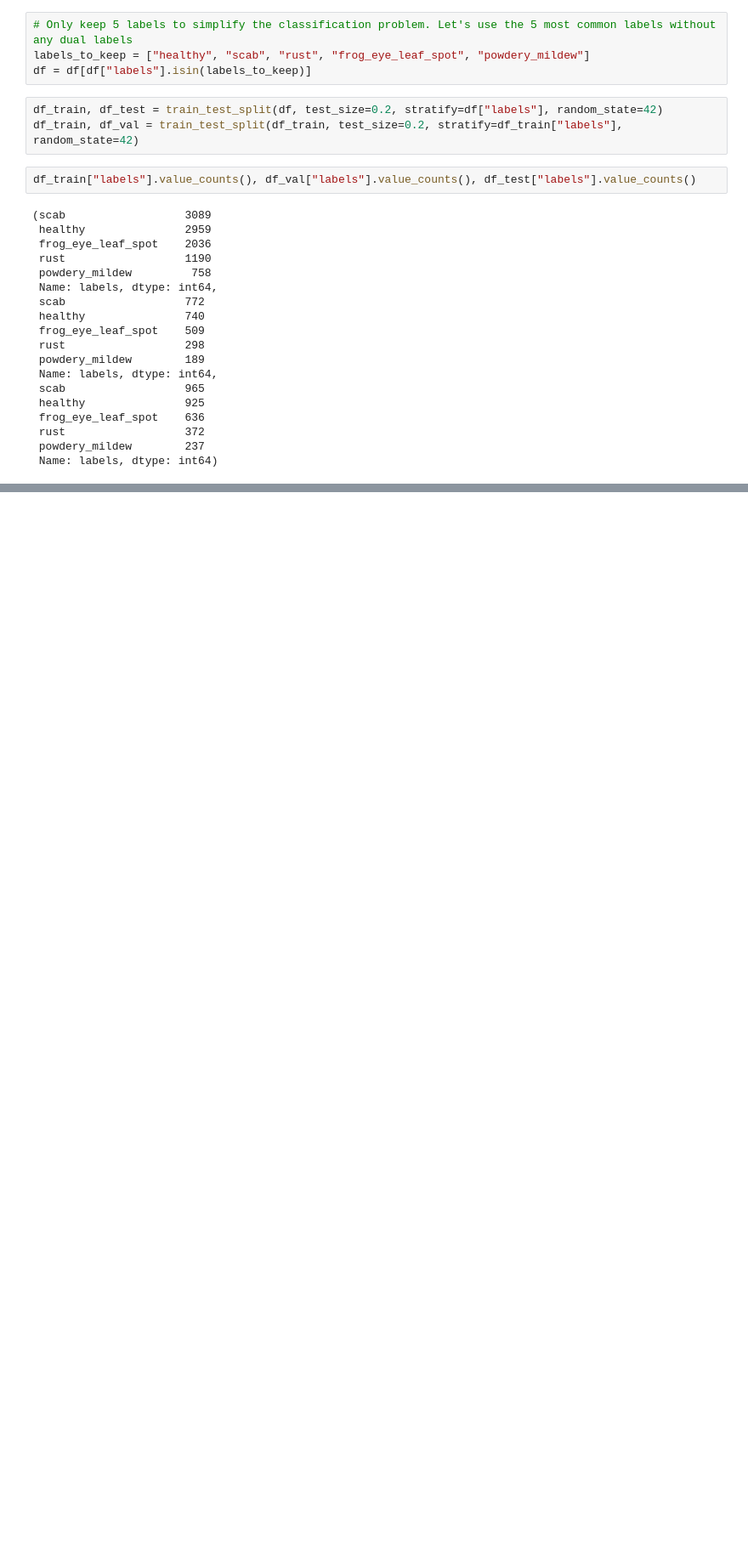
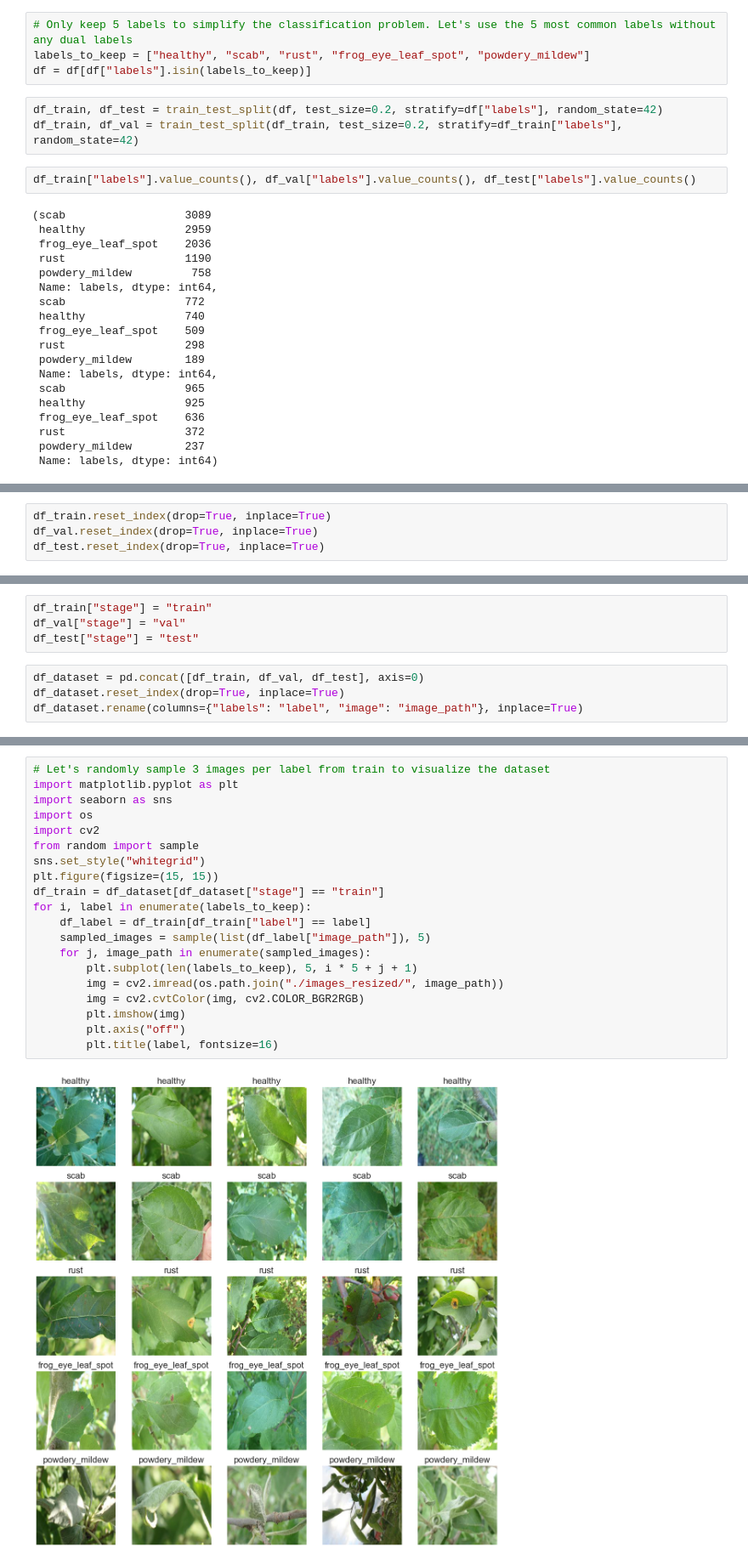
Before and after one commit to deveshshah1/Out_Of_Distribution_Exploration, a Jupyter notebook: dataset/dataset_splitting.ipynb, the cells around one changed output, grey strips where cells are left out. Shown at 85% size. Cells and saved outputs as stored; diff of their text form; blank space fills up the shorter version.

```diff
--- a/dataset/dataset_splitting.ipynb
+++ b/dataset/dataset_splitting.ipynb
@@ -52,0 +49,4 @@ df_test.to_csv("test.csv", index=False)
+# %%
+df_train.reset_index(drop=True, inplace=True)
+df_val.reset_index(drop=True, inplace=True)
+df_test.reset_index(drop=True, inplace=True)
@@ -52,0 +57,8 @@ df_test.to_csv("test.csv", index=False)
+# %%
+df_train["stage"] = "train"
+df_val["stage"] = "val"
+df_test["stage"] = "test"
+# %%
+df_dataset = pd.concat([df_train, df_val, df_test], axis=0)
+df_dataset.reset_index(drop=True, inplace=True)
+df_dataset.rename(columns={"labels": "label", "image": "image_path"}, inplace=True)
@@ -52,0 +76,22 @@ df_test.to_csv("test.csv", index=False)
+# %%
+# Let's randomly sample 3 images per label from train to visualize the dataset
+import matplotlib.pyplot as plt
+import seaborn as sns
+import os
+import cv2
+from random import sample
+sns.set_style("whitegrid")
+plt.figure(figsize=(15, 15))
+df_train = df_dataset[df_dataset["stage"] == "train"]
+for i, label in enumerate(labels_to_keep):
+    df_label = df_train[df_train["label"] == label]
+    sampled_images = sample(list(df_label["image_path"]), 5)
+    for j, image_path in enumerate(sampled_images):
+        plt.subplot(len(labels_to_keep), 5, i * 5 + j + 1)
+        img = cv2.imread(os.path.join("./images_resized/", image_path))
+        img = cv2.cvtColor(img, cv2.COLOR_BGR2RGB)
+        plt.imshow(img)
+        plt.axis("off")
+        plt.title(label, fontsize=16)
+# %% [output]
+[figure, added]
```
Also changed, not shown: parts of 5 cells of this notebook, 16 other files.
